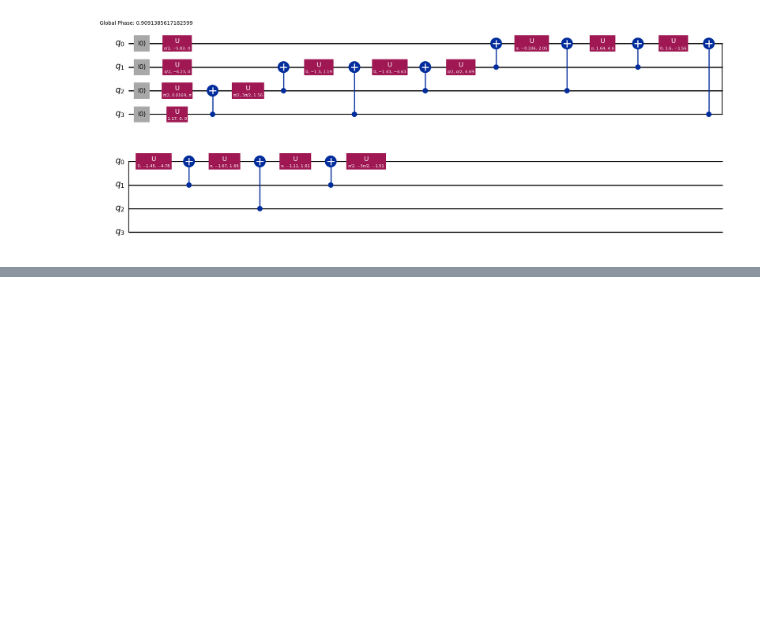
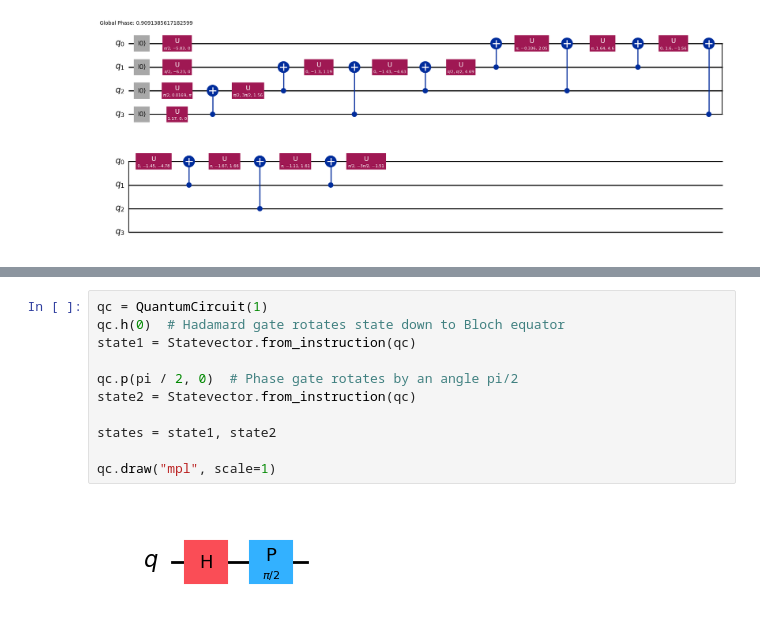
Before and after one commit to preimitz/QuantumComp-QuantumInfo, a Jupyter notebook: quantum-computing-tools/Qiskit/999-1-Data-Encoding.ipynb, the cells around one changed output, grey strips where cells are left out. Saved outputs shown, nothing was run; the diff lists cells and outputs as text; blank space fills up the shorter version.

```diff
--- a/quantum-computing-tools/Qiskit/999-1-Data-Encoding.ipynb
+++ b/quantum-computing-tools/Qiskit/999-1-Data-Encoding.ipynb
@@ -165,0 +298,13 @@ run_encoding(state,16)
+# %%
+qc = QuantumCircuit(1)
+qc.h(0)  # Hadamard gate rotates state down to Bloch equator
+state1 = Statevector.from_instruction(qc)
+
+qc.p(pi / 2, 0)  # Phase gate rotates by an angle pi/2
+state2 = Statevector.from_instruction(qc)
+
+states = state1, state2
+
+qc.draw("mpl", scale=1)
+# %% [output]
+[figure, added]
```
Also changed, not shown: parts of 13 cells of this notebook.
